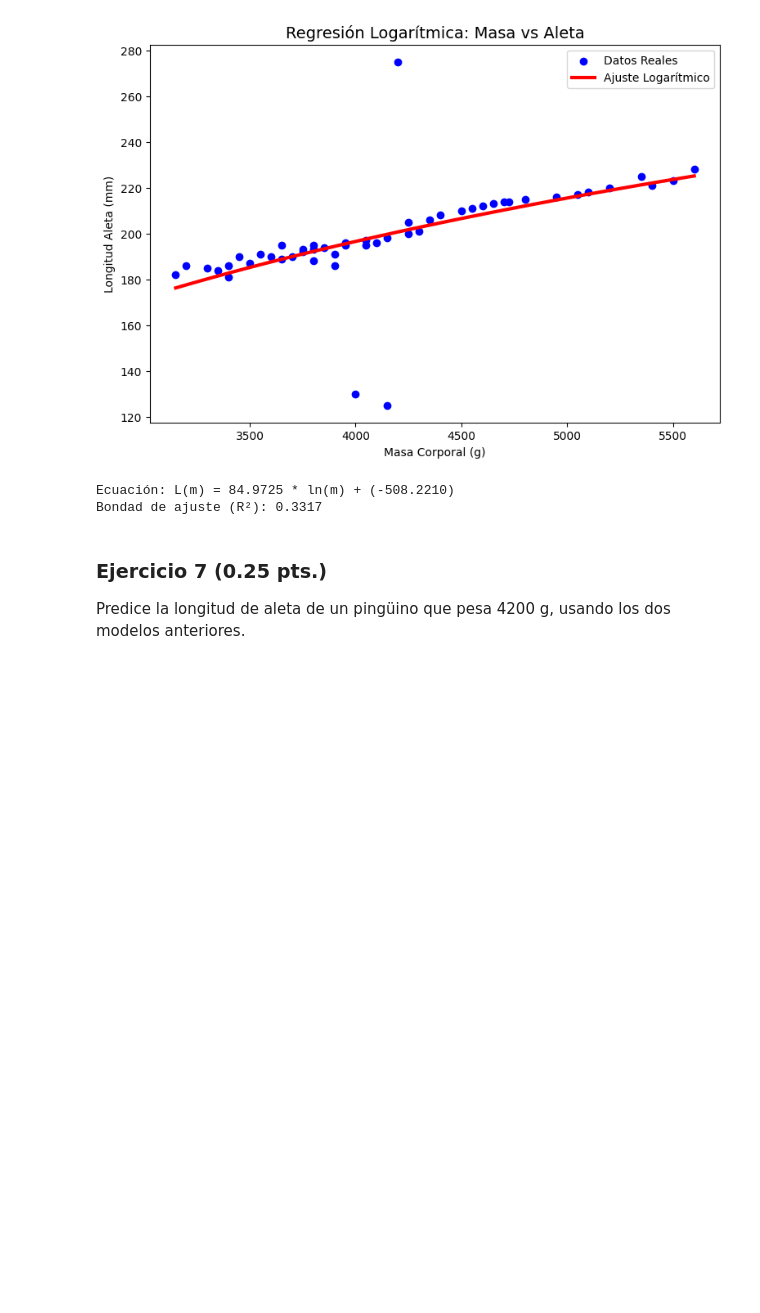
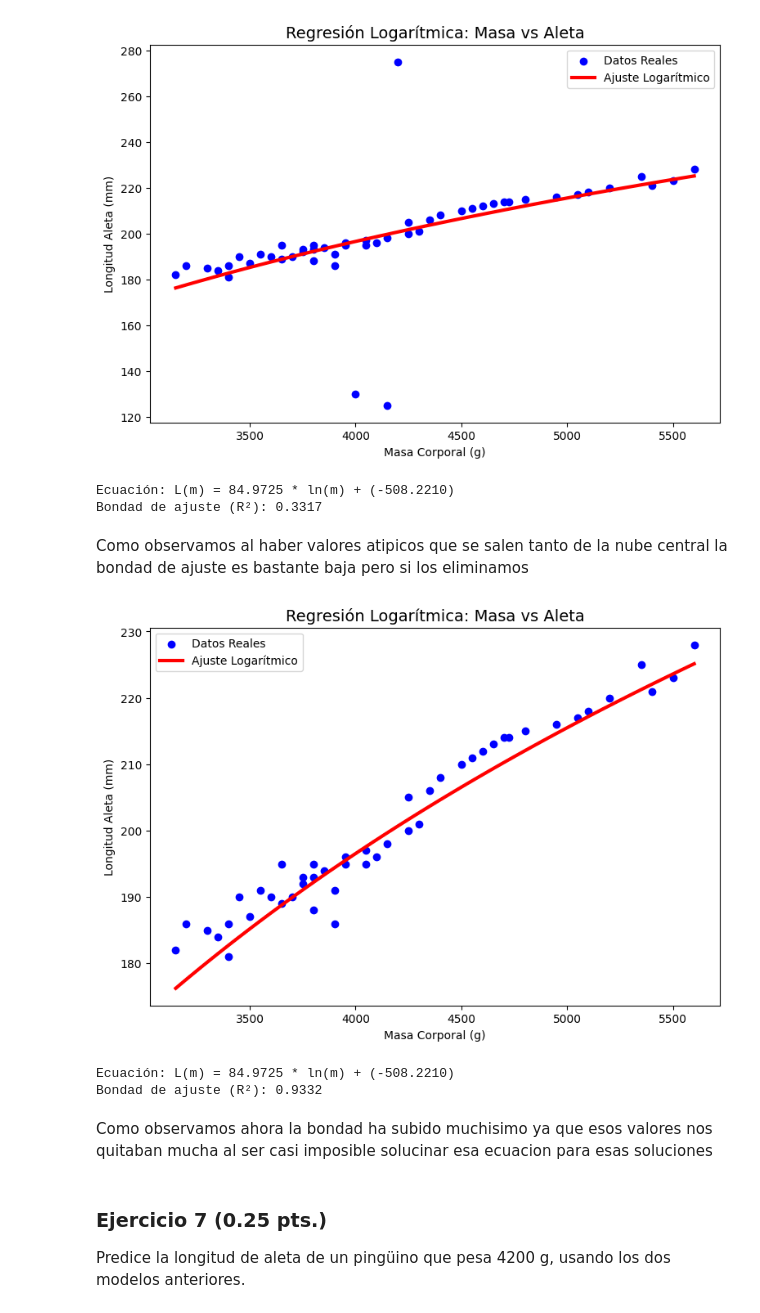
Before and after one commit to 0x414e45/statistics, a Jupyter notebook: examen.ipynb, the cells around one changed output. Saved outputs shown, nothing was run; the diff lists cells and outputs as text; code cells hidden in the pictures; blank space fills up the shorter version.

```diff
--- a/examen.ipynb
+++ b/examen.ipynb
@@ -197,6 +197,42 @@ print(f"Bondad de ajuste (R²): {r_cuadrado:.4f}")
 # %% [output]
 Ecuación: L(m) = 84.9725 * ln(m) + (-508.2210)
 Bondad de ajuste (R²): 0.3317
+# %% [markdown]
+Como observamos al haber valores atipicos que se salen tanto de la nube central la bondad de ajuste es bastante baja pero si los eliminamos
+# %%
+pinguinos_filtrados = pinguinos[(pinguinos['Longitud_Aleta'] > o1) & (pinguinos['Longitud_Aleta'] < o2)] # Filtramos los datos para eliminar los valores atípicos de la longitud de la aleta
+
+x = pinguinos_filtrados['Masa_Corporal']
+y = pinguinos_filtrados['Longitud_Aleta']
+
+plt.figure(figsize=(9, 6))
+plt.scatter(x, y, label='Datos Reales', color='blue')
+x_curva = np.linspace(x.min(), x.max(), 100)
+y_curva = a * np.log(x_curva) + b
+
+plt.plot(x_curva, y_curva, color='red', lw=3, label='Ajuste Logarítmico')
+
+
+plt.title('Regresión Logarítmica: Masa vs Aleta', fontsize=14)
+plt.xlabel('Masa Corporal (g)')
+plt.ylabel('Longitud Aleta (mm)')
+plt.legend()
+plt.show()
+
+y_pred = a * np.log(x) + b
+residuos = y - y_pred
+ss_res = np.sum(residuos**2)
+ss_tot = np.sum((y - np.mean(y))**2)
+r_cuadrado = 1 - (ss_res / ss_tot)
+
+print(f"Ecuación: L(m) = {a:.4f} * ln(m) + ({b:.4f})")
+print(f"Bondad de ajuste (R²): {r_cuadrado:.4f}")
+# %% [output]
+[figure, added]
+Ecuación: L(m) = 84.9725 * ln(m) + (-508.2210)
+Bondad de ajuste (R²): 0.9332
+# %% [markdown]
+Como observamos ahora la bondad ha subido muchisimo ya que esos valores nos quitaban mucha al ser casi imposible solucinar esa ecuacion para esas soluciones
 # %% [markdown]
 ### Ejercicio 7 (0.25 pts.)
 Predice la longitud de aleta de un pingüino que pesa 4200 g, usando los dos modelos anteriores.
```
Also changed, not shown: parts of 3 cells of this notebook.
